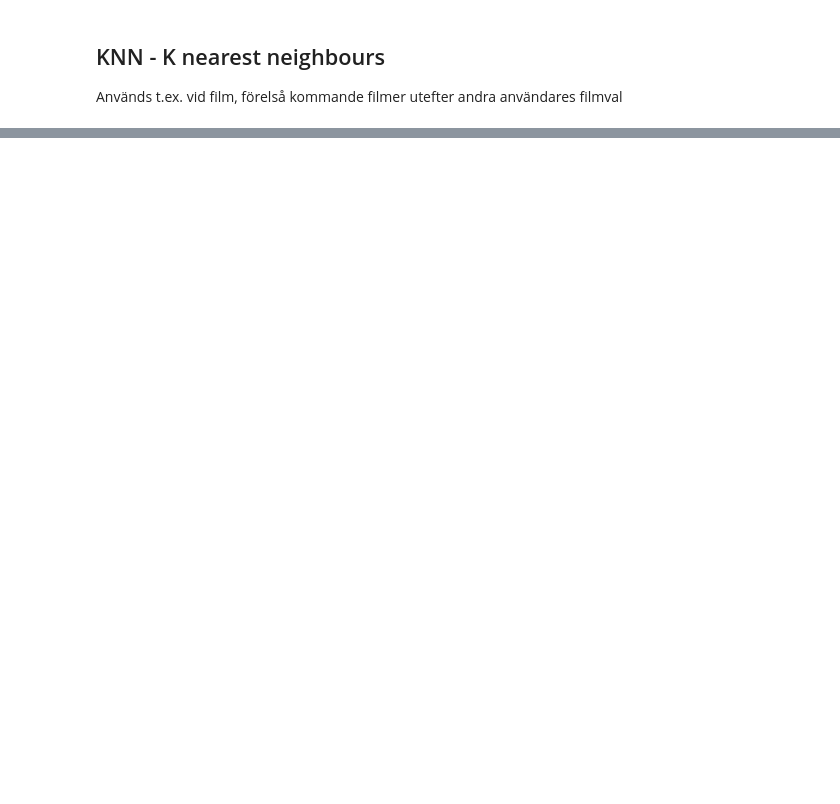
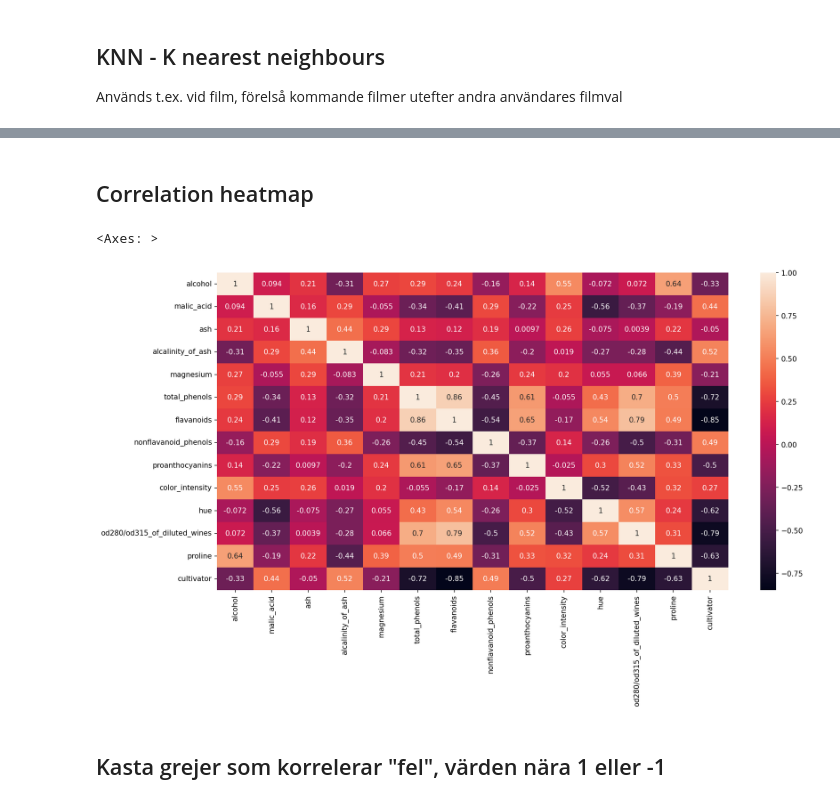
Before and after one commit to glennart8/ai_engineering_henrik_pilback, a Jupyter notebook: Code_alongs/05_knn/05_knn.ipynb, the cells around one changed output, grey strips where cells are left out. Saved outputs shown, nothing was run; the diff lists cells and outputs as text; code cells hidden in the pictures; blank space fills up the shorter version.

```diff
--- a/Code_alongs/05_knn/05_knn.ipynb
+++ b/Code_alongs/05_knn/05_knn.ipynb
@@ -6,5 +6,6 @@ Används t.ex. vid film, förelså kommande filmer utefter andra användares fil
 from sklearn.datasets import load_wine
 import pandas as pd
 
-load_wine()
+wine = load_wine()
+wine.keys()
 # %% [output]
@@ -27,0 +97,4 @@ load_wine()
+# %%
+df = pd.DataFrame(data=wine["data"], columns=wine["feature_names"])
+df["cultivator"] = wine["target"] # byter namn från target till cultivator
+df.head()
@@ -27,0 +155,14 @@ load_wine()
+# %% [markdown]
+## Correlation heatmap
+# %%
+import matplotlib.pylab as plt
+import seaborn as sns
+
+fig,ax = plt.subplots(1, figsize=(16,8), dpi=150)
+
+sns.heatmap(df.corr(), annot=True)
+# %% [output]
+<Axes: >
+[figure, added]
+# %% [markdown]
+## Kasta grejer som korrelerar "fel", värden nära 1 eller -1
```
Also changed, not shown: parts of 37 cells of this notebook.
